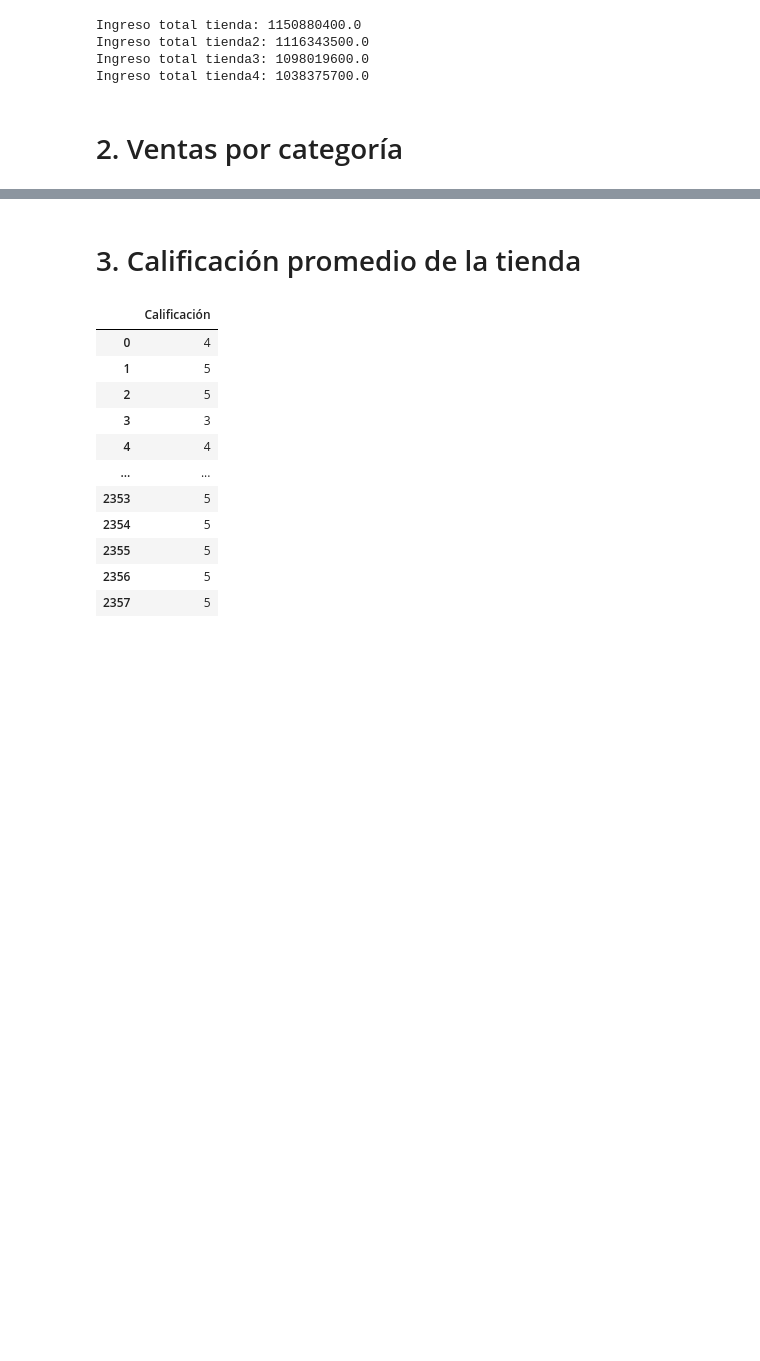
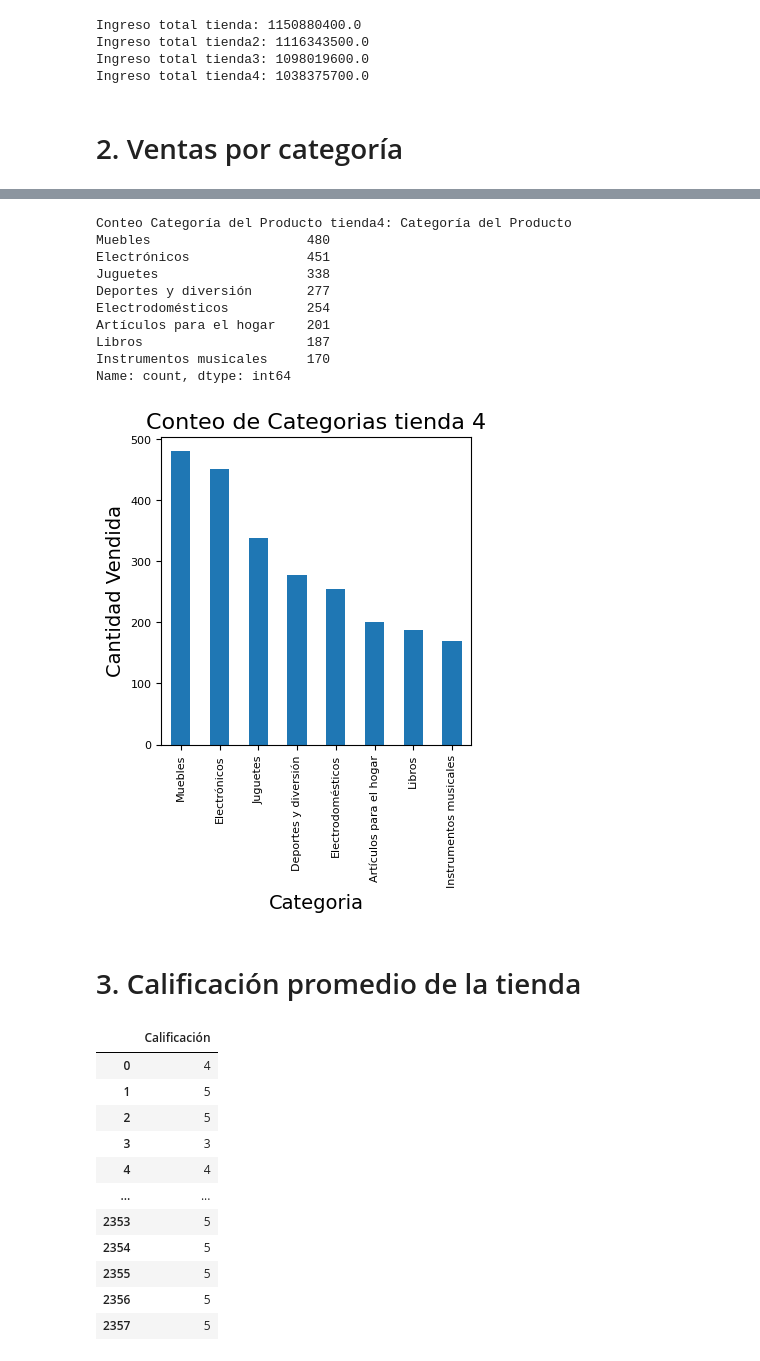
Before and after one commit to VivianQui/Challenge-Precticando-Python-para-Data-Science, a Jupyter notebook: AluraStoreLatam.ipynb, the cells around one changed output, grey strips where cells are left out. Saved outputs shown, nothing was run; the diff lists cells and outputs as text; code cells hidden in the pictures; blank space fills up the shorter version.

```diff
--- a/AluraStoreLatam.ipynb
+++ b/AluraStoreLatam.ipynb
@@ -64,3 +158,27 @@ Ingreso total tienda4: 1038375700.0
+# %%
+conteo_categorias4 = tienda4['Categoría del Producto'].value_counts()
+print(f'Conteo Categoría del Producto tienda4: {conteo_categorias4}')
+
+plt.figure(figsize=(4, 4))
+conteo_categorias4.plot(kind='bar')
+plt.title('Conteo de Categorias tienda 4', fontsize=16)
+plt.xlabel('Categoria', fontsize=14)
+plt.ylabel('Cantidad Vendida', fontsize=14)
+plt.xticks(fontsize=8)
+plt.yticks(fontsize=8)
+plt.show()
+# %% [output]
+Conteo Categoría del Producto tienda4: Categoría del Producto
+Muebles                    480
+Electrónicos               451
+Juguetes                   338
+Deportes y diversión       277
+Electrodomésticos          254
+Artículos para el hogar    201
+Libros                     187
+Instrumentos musicales     170
+Name: count, dtype: int64
+[figure, added]
 # %% [markdown]
 # 3. Calificación promedio de la tienda
 # %%
```
Also changed, not shown: parts of 5 cells of this notebook.
